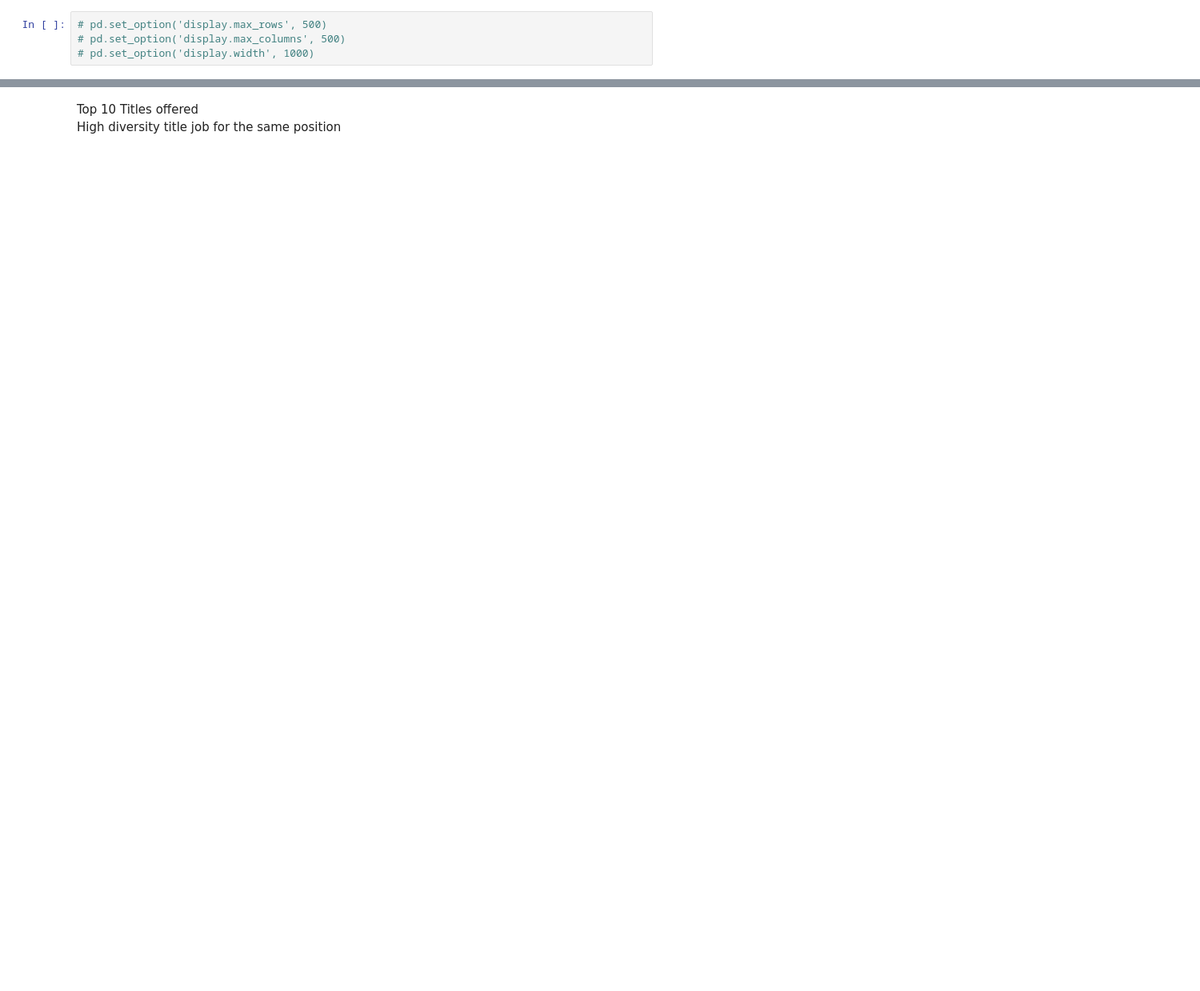
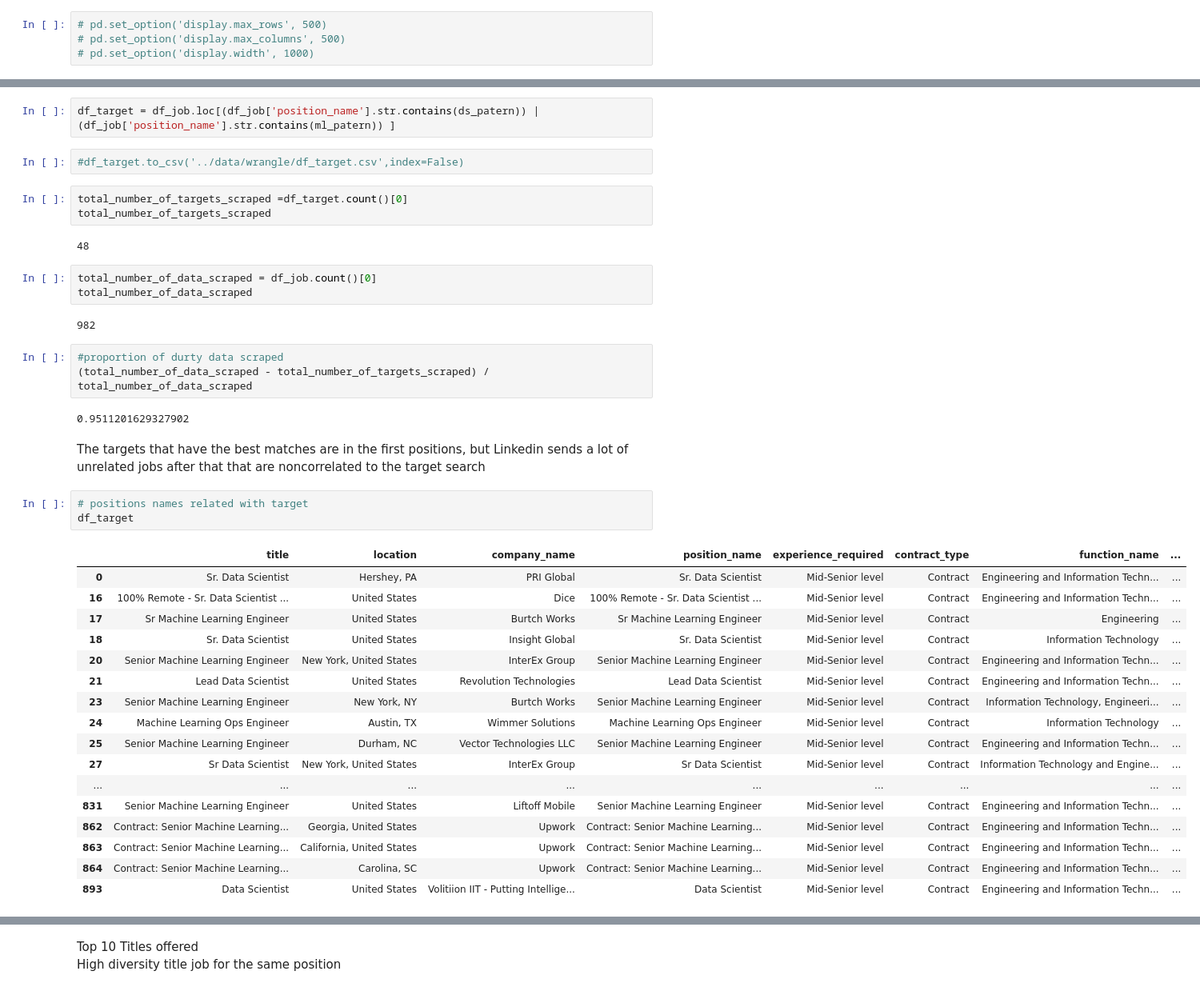
Before and after one commit to lucasvascrocha/LinkedIn-scrap, a Jupyter notebook: jobsearch/analysis/analysis.ipynb, the cells around one changed output, grey strips where cells are left out. Shown: that part at 80% size. Drawn from its saved outputs; the diff is of its cells as text; blank space fills up the shorter version.

```diff
--- a/jobsearch/analysis/analysis.ipynb
+++ b/jobsearch/analysis/analysis.ipynb
@@ -161,0 +217,42 @@ memory usage: 35.0+ KB
+# %%
+df_target = df_job.loc[(df_job['position_name'].str.contains(ds_patern)) | (df_job['position_name'].str.contains(ml_patern)) ]
+# %%
+#df_target.to_csv('../data/wrangle/df_target.csv',index=False)
+# %%
+total_number_of_targets_scraped =df_target.count()[0]
+total_number_of_targets_scraped
+# %% [output]
+48
+# %%
+total_number_of_data_scraped = df_job.count()[0]
+total_number_of_data_scraped
+# %% [output]
+982
+# %%
+#proportion of durty data scraped
+(total_number_of_data_scraped - total_number_of_targets_scraped) / total_number_of_data_scraped
+# %% [output]
+0.9511201629327902
+# %% [markdown]
+The targets that have the best matches are in the first positions, but Linkedin sends a lot of unrelated jobs after that that are noncorrelated to the target search
+# %%
+# positions names related with target
+df_target
+# %% [output]
+|  | title | location | company_name | position_name | experience_required | contract_type | function_name | ... |
+| 0 | Sr. Data Scientist | Hershey, PA | PRI Global | Sr. Data Scientist | Mid-Senior level | Contract | Engineering and Information Techn... | ... |
+| 16 | 100% Remote - Sr. Data Scientist ... | United States | Dice | 100% Remote - Sr. Data Scientist ... | Mid-Senior level | Contract | Engineering and Information Techn... | ... |
+| 17 | Sr Machine Learning Engineer | United States | Burtch Works | Sr Machine Learning Engineer | Mid-Senior level | Contract | Engineering | ... |
+| 18 | Sr. Data Scientist | United States | Insight Global | Sr. Data Scientist | Mid-Senior level | Contract | Information Technology | ... |
+| 20 | Senior Machine Learning Engineer | New York, United States | InterEx Group | Senior Machine Learning Engineer | Mid-Senior level | Contract | Engineering and Information Techn... | ... |
+| 21 | Lead Data Scientist | United States | Revolution Technologies | Lead Data Scientist | Mid-Senior level | Contract | Engineering and Information Techn... | ... |
+| 23 | Senior Machine Learning Engineer | New York, NY | Burtch Works | Senior Machine Learning Engineer | Mid-Senior level | Contract | Information Technology, Engineeri... | ... |
+| 24 | Machine Learning Ops Engineer | Austin, TX | Wimmer Solutions | Machine Learning Ops Engineer | Mid-Senior level | Contract | Information Technology | ... |
+| 25 | Senior Machine Learning Engineer | Durham, NC | Vector Technologies LLC | Senior Machine Learning Engineer | Mid-Senior level | Contract | Engineering and Information Techn... | ... |
+| 27 | Sr Data Scientist | New York, United States | InterEx Group | Sr Data Scientist | Mid-Senior level | Contract | Information Technology and Engine... | ... |
+| ... | ... | ... | ... | ... | ... | ... | ... | ... |
+| 831 | Senior Machine Learning Engineer | United States | Liftoff Mobile | Senior Machine Learning Engineer | Mid-Senior level | Contract | Engineering and Information Techn... | ... |
+| 862 | Contract: Senior Machine Learning... | Georgia, United States | Upwork | Contract: Senior Machine Learning... | Mid-Senior level | Contract | Engineering and Information Techn... | ... |
+| 863 | Contract: Senior Machine Learning... | California, United States | Upwork | Contract: Senior Machine Learning... | Mid-Senior level | Contract | Engineering and Information Techn... | ... |
+| 864 | Contract: Senior Machine Learning... | Carolina, SC | Upwork | Contract: Senior Machine Learning... | Mid-Senior level | Contract | Engineering and Information Techn... | ... |
+| 893 | Data Scientist | United States | Volitiion IIT - Putting Intellige... | Data Scientist | Mid-Senior level | Contract | Engineering and Information Techn... | ... |
```
Also changed, not shown: parts of 42 cells of this notebook.
